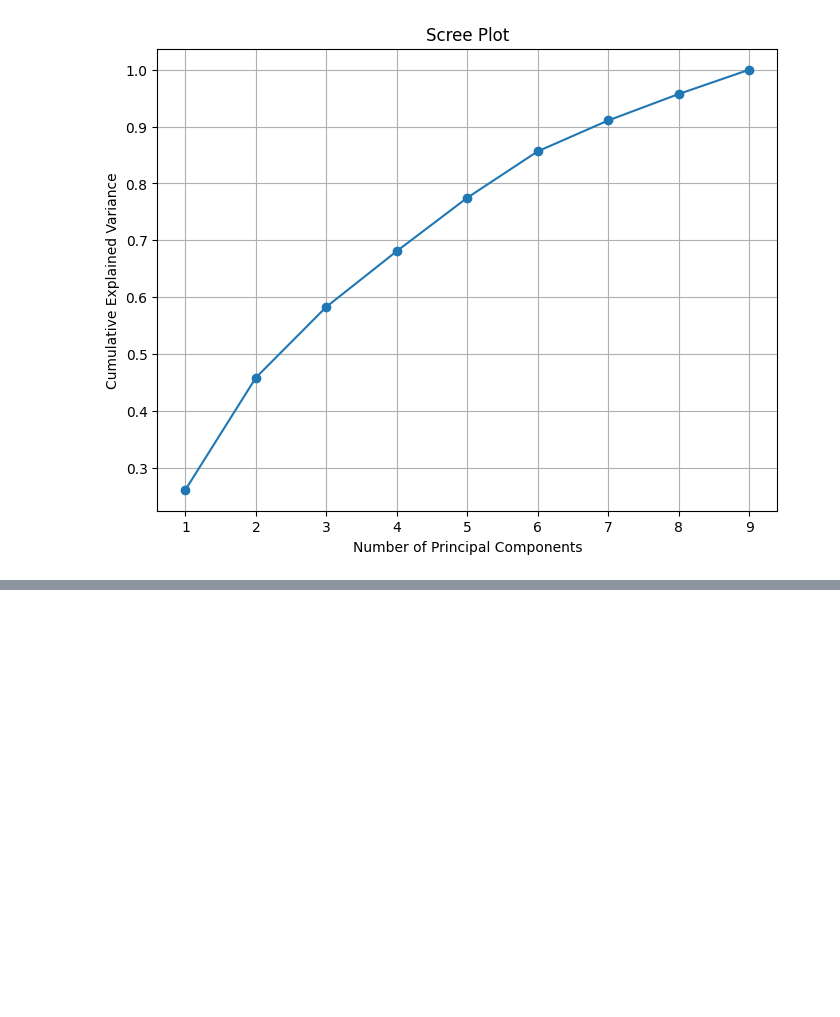
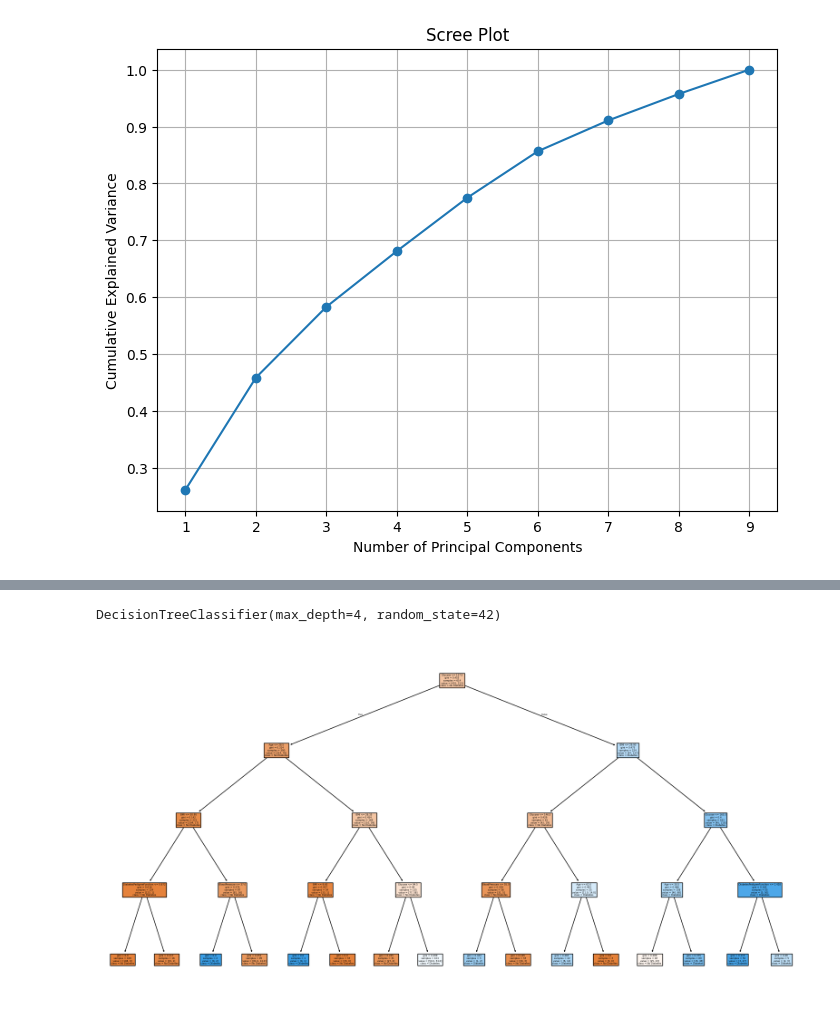
Before and after one commit to SaiKoushik1825/Machine-Learning, a Jupyter notebook: MLlab.ipynb, the cells around one changed output, grey strips where cells are left out. Cells and saved outputs as stored; diff of their text form; code cells hidden in the pictures; blank space fills up the shorter version.

```diff
--- a/MLlab.ipynb
+++ b/MLlab.ipynb
@@ -1345,0 +1352,8 @@ Number of PCs explaining >80% variance: 6
+# %%
+import pandas as pd
+import matplotlib.pyplot as plt
+from sklearn.model_selection import train_test_split
+from sklearn.tree import DecisionTreeClassifier, plot_tree, export_text
+
+df6=pd.read_csv("/content/drive/MyDrive/ML/diabetes_DT.csv")
+print(df6.head())
@@ -1345,0 +1374,27 @@ Number of PCs explaining >80% variance: 6
+# %%
+# Features and target
+X = df6.drop("Outcome", axis=1)
+y = df6["Outcome"]
+# %%
+# Train-test split
+X_train, X_test, y_train, y_test = train_test_split(
+    X, y, test_size=0.2, random_state=42
+)
+# %%
+# Train Decision Tree
+clf = DecisionTreeClassifier(criterion="gini", max_depth=4, random_state=42)
+clf.fit(X_train, y_train)
+# %% [output]
+DecisionTreeClassifier(max_depth=4, random_state=42)
+# %%
+# Plot decision tree
+plt.figure(figsize=(20, 10))
+plot_tree(
+    clf,
+    feature_names=X.columns,
+    class_names=["No Diabetes", "Diabetes"],
+    filled=True,
+)
+plt.show()
+# %% [output]
+[figure, added]
```
Also changed, not shown: parts of 25 cells of this notebook.
